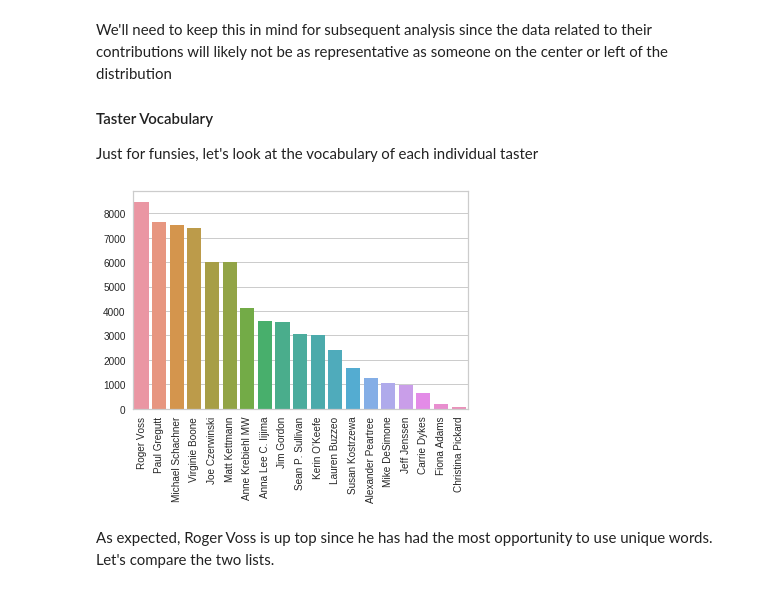
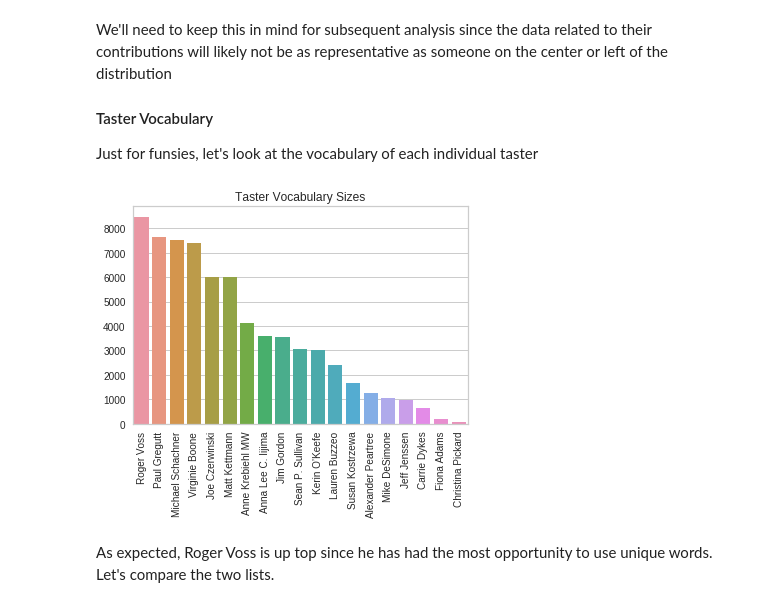
Before and after one commit to AustinDoolittle/WineReviewsNLP, a Jupyter notebook: EDA.ipynb, the cells around one changed output. Cells and saved outputs as stored; diff of their text form; code cells hidden in the pictures.

```diff
--- a/EDA.ipynb
+++ b/EDA.ipynb
@@ -349,12 +365,12 @@ for taster in tasters:
 # %%
 taster_vocab_lens = {k: len(v.vocabulary_.keys()) for k, (x, v) in taster_vocabs.items()}
 taster_vocab_lens = pd.Series(taster_vocab_lens).sort_values().iloc[::-1]
 
 ax = sns.barplot(x=taster_vocab_lens.index, y=taster_vocab_lens)
-
+ax.set_title("Taster Vocabulary Sizes")
 _ = ax.set_xticklabels(taster_vocab_lens.index, rotation=90)
 # %% [output]
-[figure, old version]
+[figure, new version]
 # %% [markdown]
 As expected, Roger Voss is up top since he has had the most opportunity to use unique words. Let's compare the two lists.
 # %%
```
Also changed, not shown: parts of 39 cells of this notebook, 3 other files.
